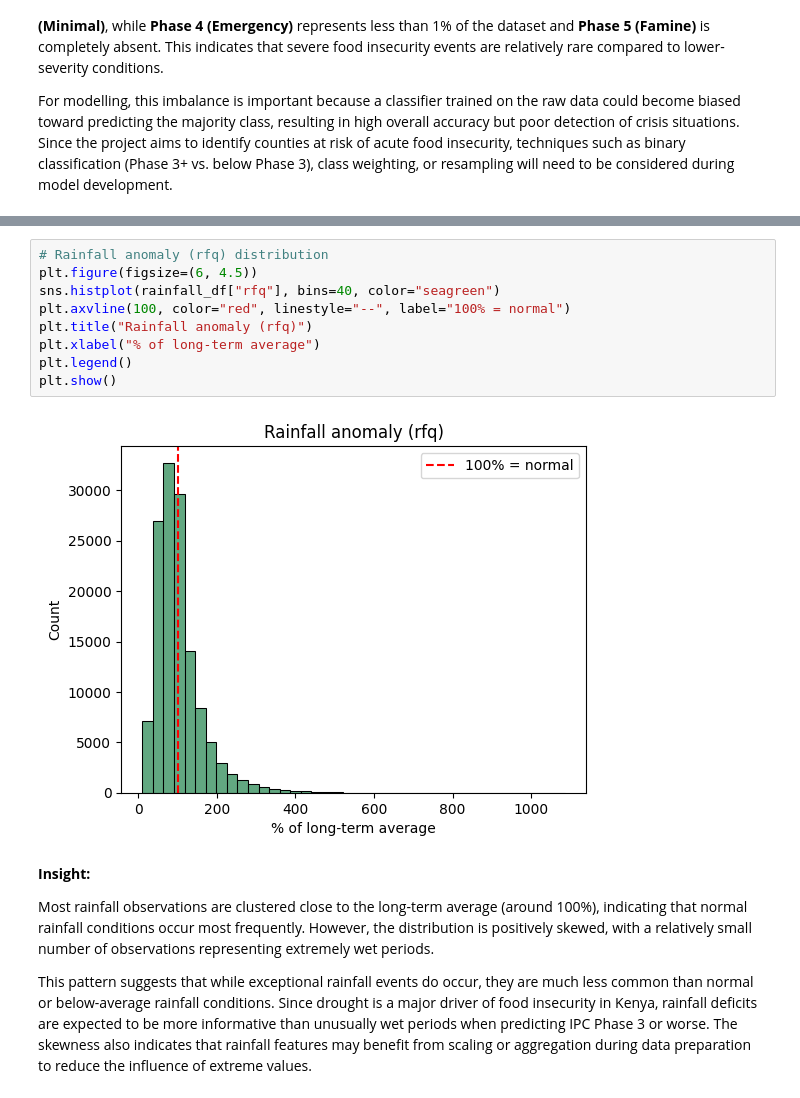
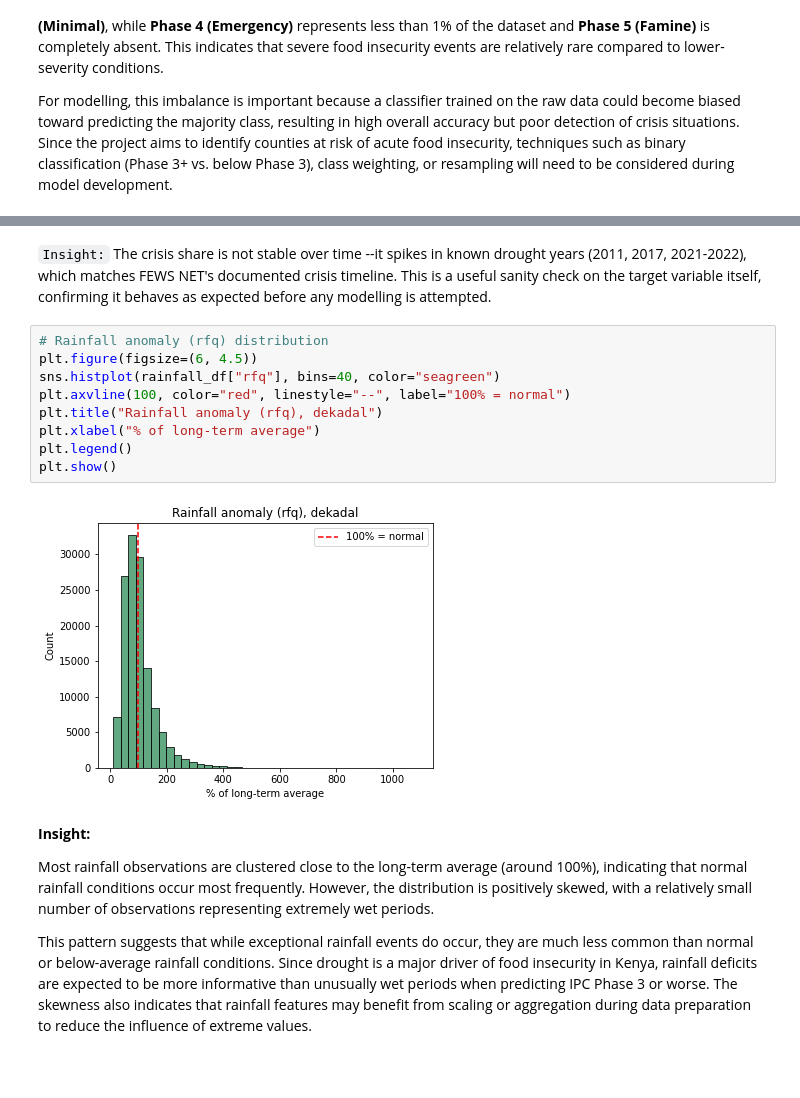
Before and after one commit to Pattohcolab/PHASE-5-CAPSTON-PROJECT, a Jupyter notebook: notebook.ipynb, the cells around one changed output, grey strips where cells are left out. Drawn from its saved outputs; the diff is of its cells as text; blank space fills up the shorter version.

Commit message:
univariate analysis before merging

```diff
--- a/notebook.ipynb
+++ b/notebook.ipynb
@@ -394,14 +404,17 @@ For modelling, this imbalance is important because a classifier trained on the r
+# %% [markdown]
+`Insight:` The crisis share is not stable over time --it spikes in known drought years (2011, 2017, 2021-2022), which matches FEWS NET's documented crisis timeline.
+This is a useful sanity check on the target variable itself, confirming it behaves as expected before any modelling is attempted.
 # %%
 # Rainfall anomaly (rfq) distribution
 plt.figure(figsize=(6, 4.5))
 sns.histplot(rainfall_df["rfq"], bins=40, color="seagreen")
 plt.axvline(100, color="red", linestyle="--", label="100% = normal")
-plt.title("Rainfall anomaly (rfq)")
+plt.title("Rainfall anomaly (rfq), dekadal")
 plt.xlabel("% of long-term average")
 plt.legend()
 plt.show()
 # %% [output]
-[figure, old version]
+[figure, new version]
 # %% [markdown]
 **Insight:**
 
```
Also changed, not shown: parts of 28 cells of this notebook.
